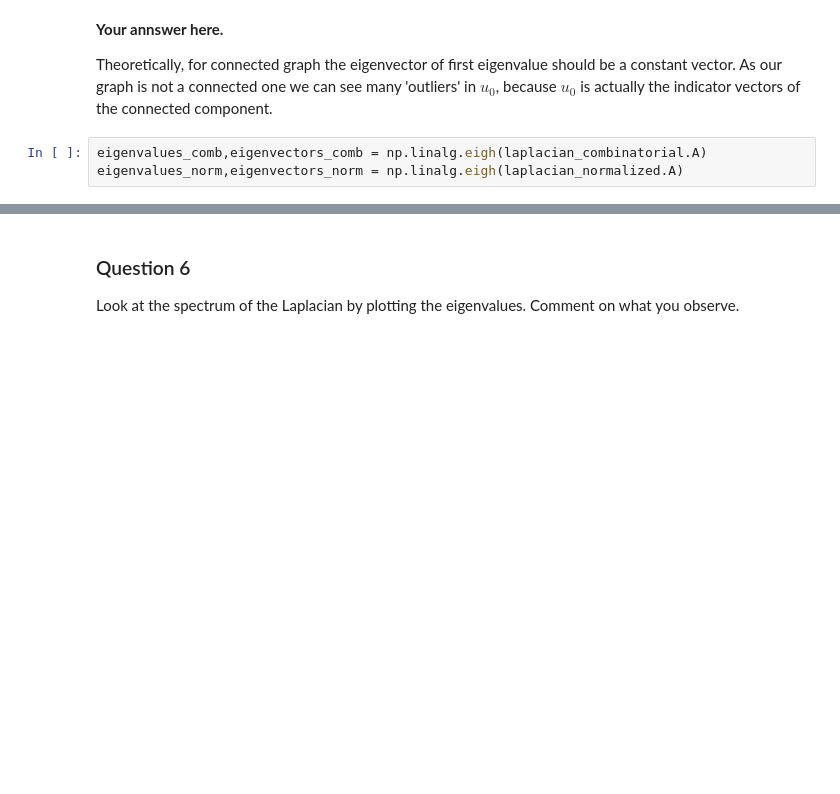
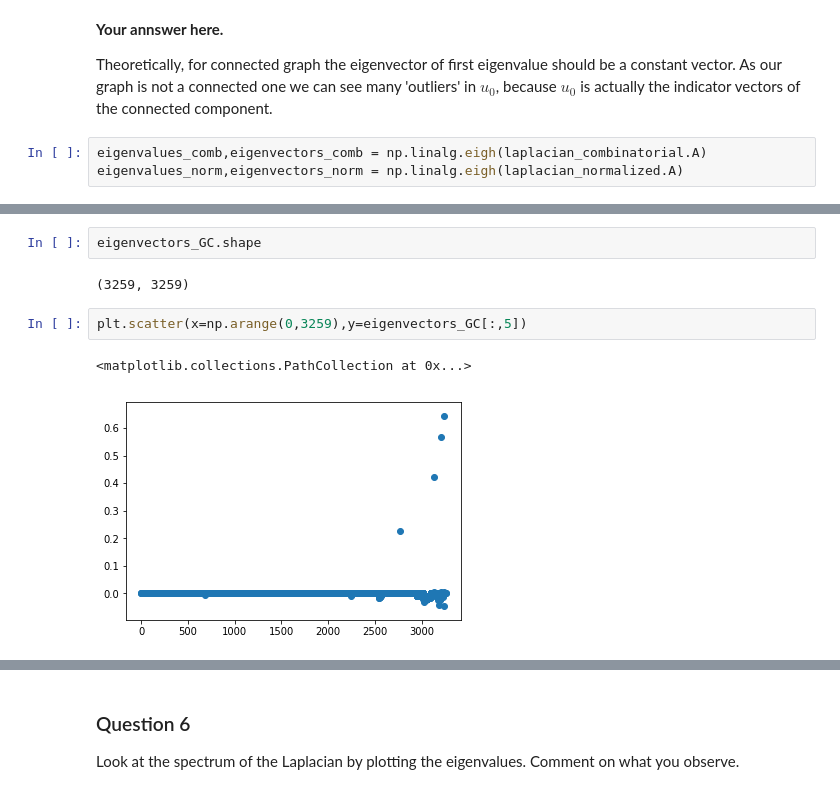
Before and after one commit to ownzonefeng/ntds_groupwork, a Jupyter notebook: Milestone3/HW3_YF.ipynb, the cells around one changed output, grey strips where cells are left out. Cells and saved outputs as stored; diff of their text form; blank space fills up the shorter version.

```diff
--- a/Milestone3/HW3_YF.ipynb
+++ b/Milestone3/HW3_YF.ipynb
@@ -189,0 +184,9 @@ for i in range(len(ax)):
+# %%
+eigenvectors_GC.shape
+# %% [output]
+(3259, 3259)
+# %%
+plt.scatter(x=np.arange(0,3259),y=eigenvectors_GC[:,5])
+# %% [output]
+<matplotlib.collections.PathCollection at 0x...>
+[figure, added]
```
Also changed, not shown: parts of 7 cells of this notebook.
